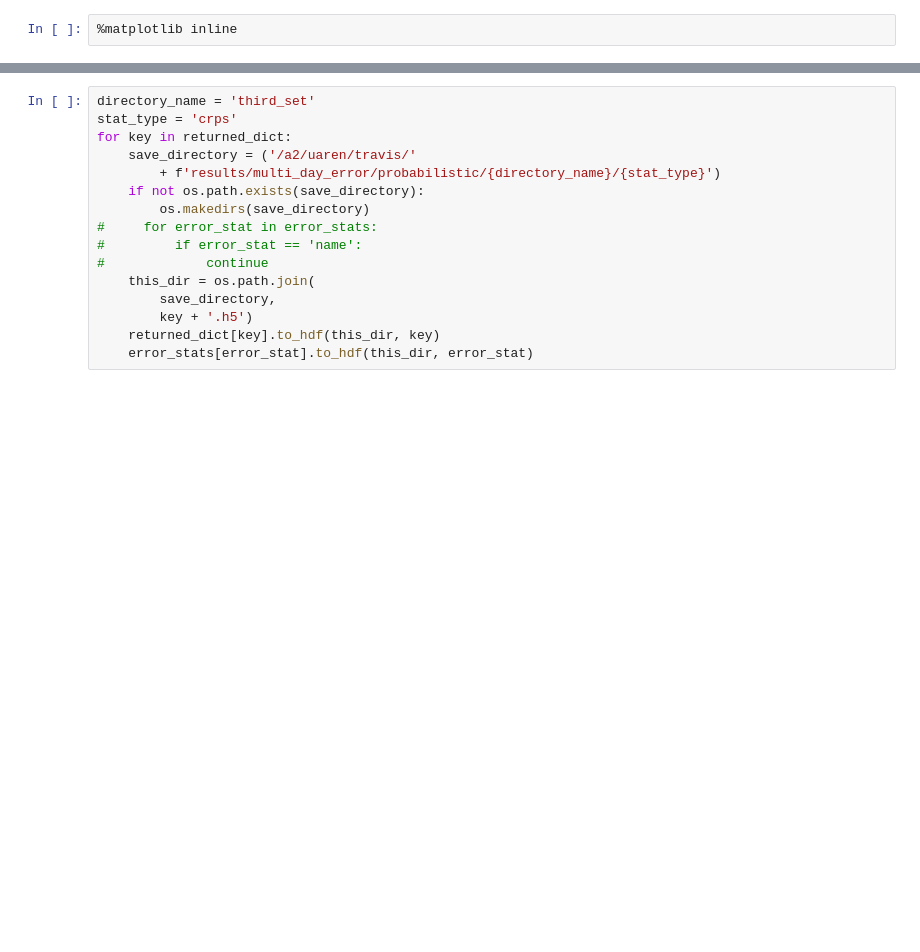
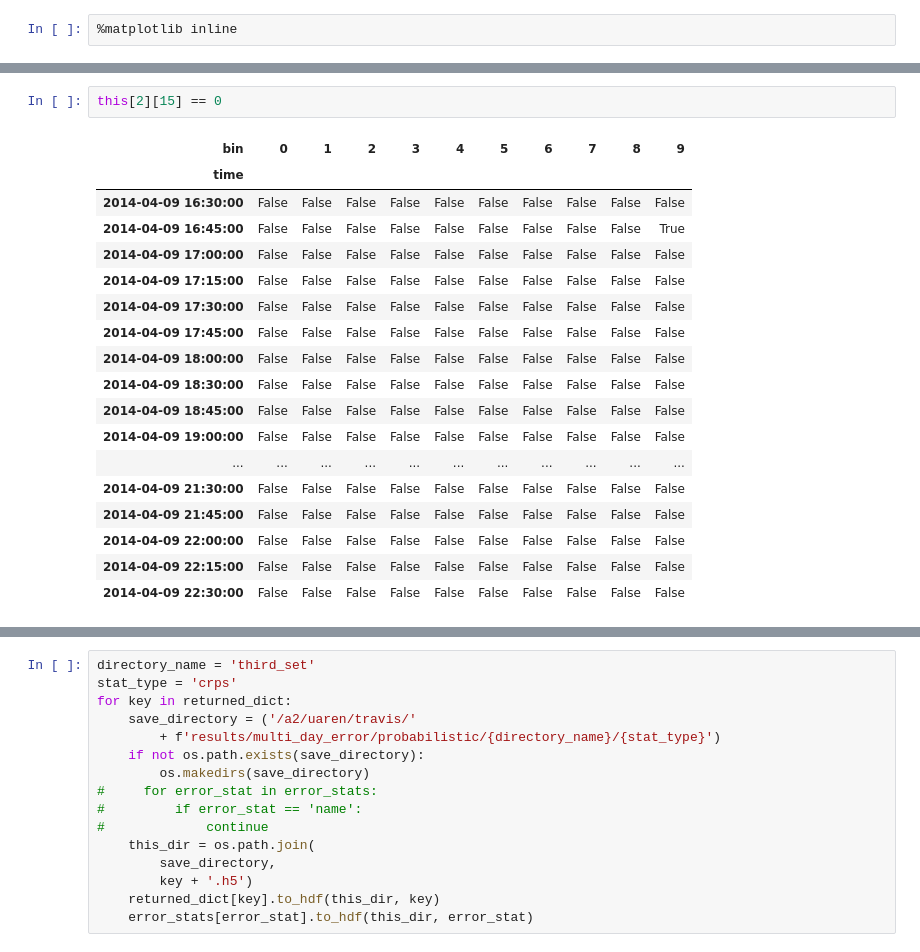
Before and after one commit to travisMharty/letkf_forecasting, a Jupyter notebook: notebooks/Probability Analysis many days.ipynb, the cells around one changed output, grey strips where cells are left out. Drawn from its saved outputs; the diff is of its cells as text; blank space fills up the shorter version.

```diff
--- a/notebooks/Probability Analysis many days.ipynb
+++ b/notebooks/Probability Analysis many days.ipynb
@@ -80,0 +252,21 @@ this = pd.DataFrame(index=truth.time.to_pandas().index,
+# %%
+this[2][15] == 0
+# %% [output]
+| bin | 0 | 1 | 2 | 3 | 4 | 5 | 6 | 7 | 8 | 9 |
+| time |  |  |  |  |  |  |  |  |  |  |
+| 2014-04-09 16:30:00 | False | False | False | False | False | False | False | False | False | False |
+| 2014-04-09 16:45:00 | False | False | False | False | False | False | False | False | False | True |
+| 2014-04-09 17:00:00 | False | False | False | False | False | False | False | False | False | False |
+| 2014-04-09 17:15:00 | False | False | False | False | False | False | False | False | False | False |
+| 2014-04-09 17:30:00 | False | False | False | False | False | False | False | False | False | False |
+| 2014-04-09 17:45:00 | False | False | False | False | False | False | False | False | False | False |
+| 2014-04-09 18:00:00 | False | False | False | False | False | False | False | False | False | False |
+| 2014-04-09 18:30:00 | False | False | False | False | False | False | False | False | False | False |
+| 2014-04-09 18:45:00 | False | False | False | False | False | False | False | False | False | False |
+| 2014-04-09 19:00:00 | False | False | False | False | False | False | False | False | False | False |
+| ... | ... | ... | ... | ... | ... | ... | ... | ... | ... | ... |
+| 2014-04-09 21:30:00 | False | False | False | False | False | False | False | False | False | False |
+| 2014-04-09 21:45:00 | False | False | False | False | False | False | False | False | False | False |
+| 2014-04-09 22:00:00 | False | False | False | False | False | False | False | False | False | False |
+| 2014-04-09 22:15:00 | False | False | False | False | False | False | False | False | False | False |
+| 2014-04-09 22:30:00 | False | False | False | False | False | False | False | False | False | False |
```
Also changed, not shown: parts of 47 cells of this notebook, 1 other file.
